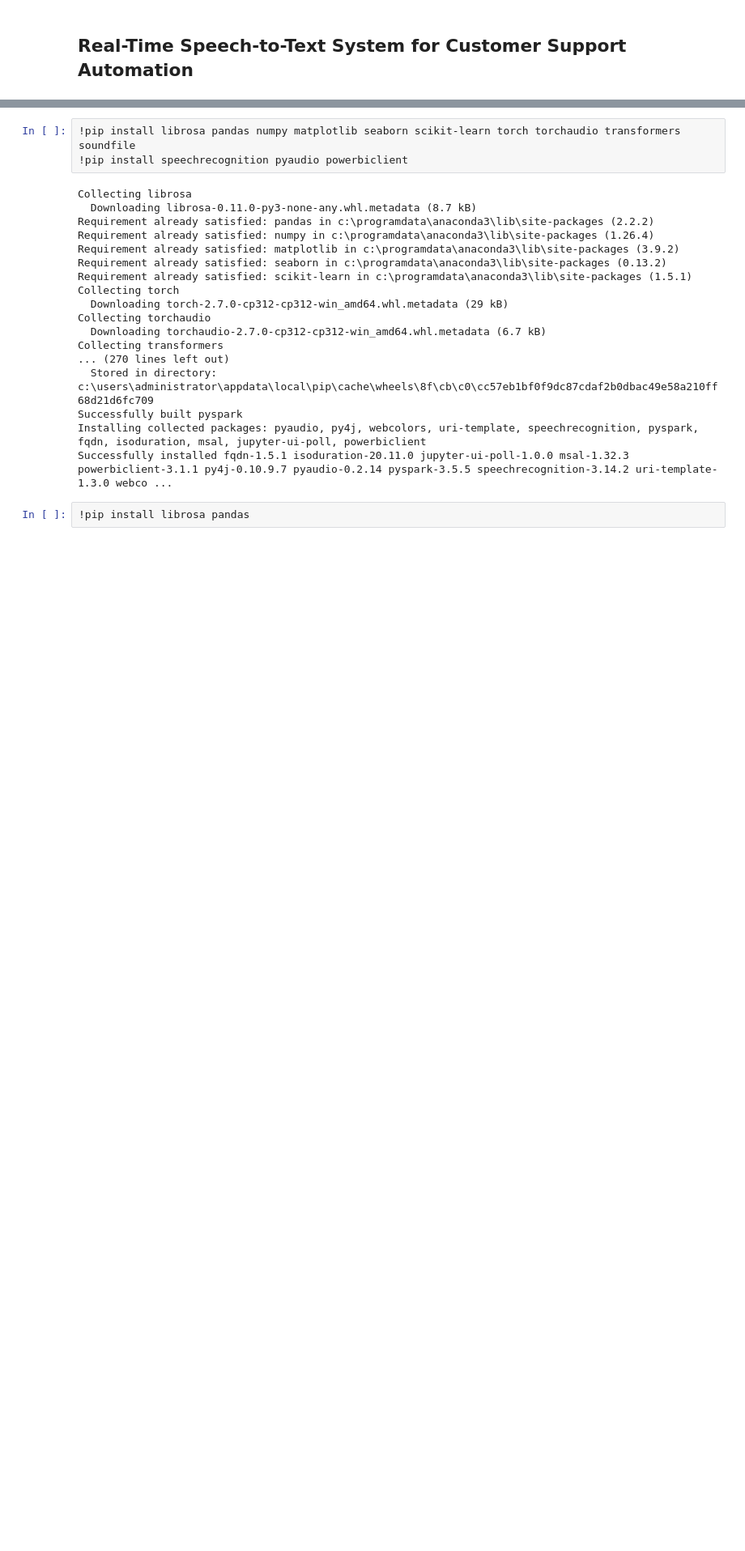
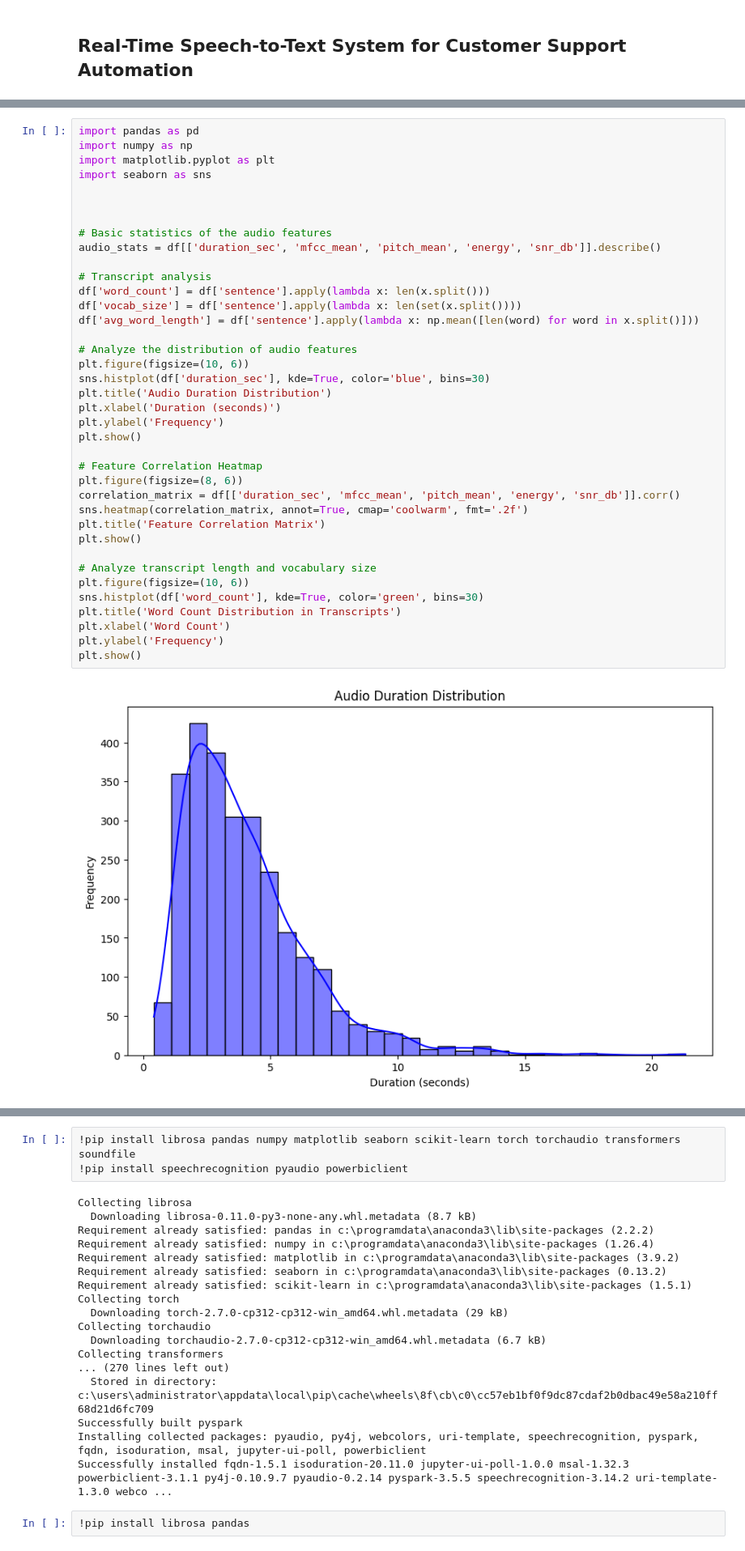
Before and after one commit to Vilokshana/Naan-Mudhalvan, a Jupyter notebook: NM(UNIT_5).ipynb, the cells around one changed output, grey strips where cells are left out. Shown at 81% size. Cells and saved outputs as stored; diff of their text form; blank space fills up the shorter version.

```diff
--- a/NM(UNIT_5).ipynb
+++ b/NM(UNIT_5).ipynb
@@ -4,0 +73,40 @@
+# %%
+import pandas as pd
+import numpy as np
+import matplotlib.pyplot as plt
+import seaborn as sns
+
+
+
+# Basic statistics of the audio features
+audio_stats = df[['duration_sec', 'mfcc_mean', 'pitch_mean', 'energy', 'snr_db']].describe()
+
+# Transcript analysis
+df['word_count'] = df['sentence'].apply(lambda x: len(x.split()))
+df['vocab_size'] = df['sentence'].apply(lambda x: len(set(x.split())))
+df['avg_word_length'] = df['sentence'].apply(lambda x: np.mean([len(word) for word in x.split()]))
+
+# Analyze the distribution of audio features
+plt.figure(figsize=(10, 6))
+sns.histplot(df['duration_sec'], kde=True, color='blue', bins=30)
+plt.title('Audio Duration Distribution')
+plt.xlabel('Duration (seconds)')
+plt.ylabel('Frequency')
+plt.show()
+
+# Feature Correlation Heatmap
+plt.figure(figsize=(8, 6))
+correlation_matrix = df[['duration_sec', 'mfcc_mean', 'pitch_mean', 'energy', 'snr_db']].corr()
+sns.heatmap(correlation_matrix, annot=True, cmap='coolwarm', fmt='.2f')
+plt.title('Feature Correlation Matrix')
+plt.show()
+
+# Analyze transcript length and vocabulary size
+plt.figure(figsize=(10, 6))
+sns.histplot(df['word_count'], kde=True, color='green', bins=30)
+plt.title('Word Count Distribution in Transcripts')
+plt.xlabel('Word Count')
+plt.ylabel('Frequency')
+plt.show()
+# %% [output]
+[figure, added]
```
Also changed, not shown: parts of 7 cells of this notebook.
